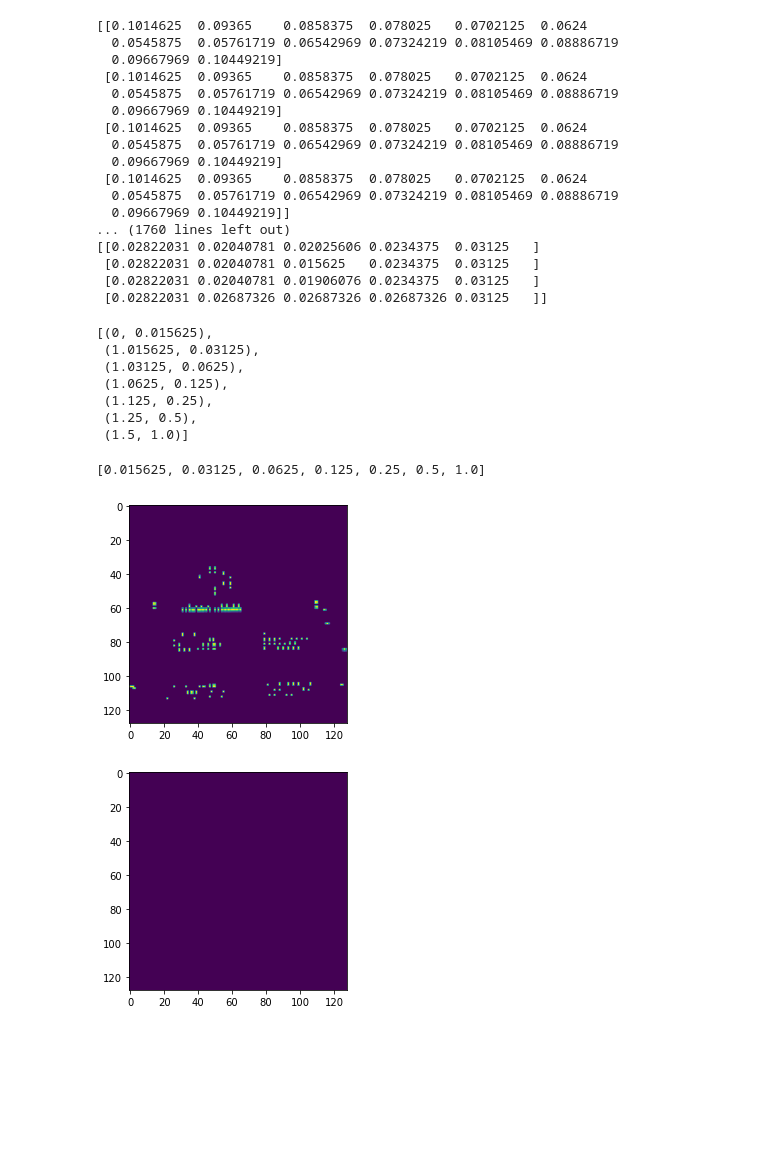
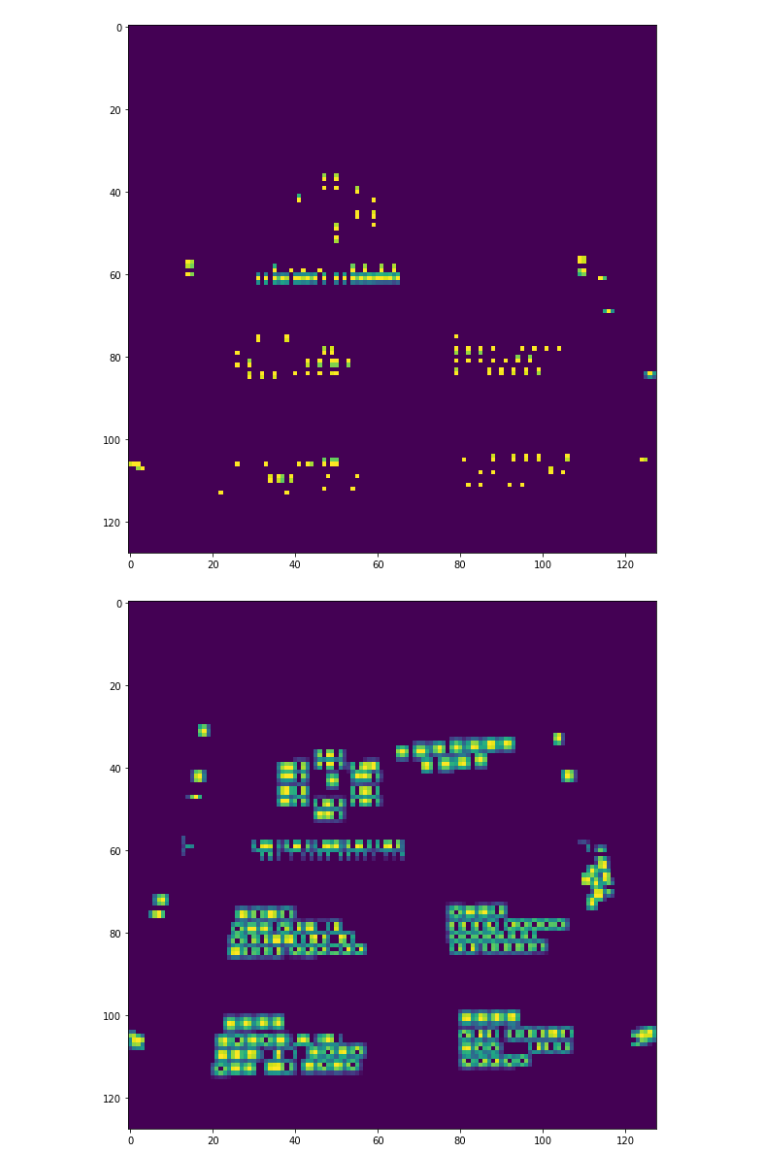
Before and after one commit to you-ming-hu/Sinalboard_OCR, a Jupyter notebook: code/Segment/prototype_code/centerness.ipynb, the cells around one changed output. Saved outputs shown, nothing was run; the diff lists cells and outputs as text; code cells hidden in the pictures; blank space fills up the shorter version.

```diff
--- a/code/Segment/prototype_code/centerness.ipynb
+++ b/code/Segment/prototype_code/centerness.ipynb
@@ -74,8 +74,8 @@ map_size = 128
 determine_range = [16,32,64,128,256,512,1024]
 
 
-determine_range = [d/image_size for d in determine_range]
 determine_range = [(determine_range[i-1]+1,d) if i != 0 else (0,d) for i,d in enumerate(determine_range)]
+determine_range = [(s/image_size,e/image_size) for s,e in determine_range]
 
 ltwh_stack = np.array([b['rectangle']['ltwh'] for b in label['bboxes']])
 ltwh_stack[:,2:] = ltwh_stack[:,2:]-1e-4
@@ -85,7 +85,6 @@ gt_center = [np.zeros((map_size,map_size)) for _ in range(len(determine_range))]
 
 for ltwh in ltwh_stack:
     L, R, T, B, centerness_patch, determine_patch = get_patches_and_loc(ltwh, map_size)
-    print(determine_patch)
     for i,dr in enumerate(determine_range):
         mask = (dr[0]<=determine_patch)&(determine_patch<=dr[1])
         centerness[i][T:B+1,L:R+1] = np.where(
@@ -115,47 +114,11 @@ for ltwh in ltwh_stack:
 # plt.figure(figsize=(20,20))
 # plt.imshow(image)
 # plt.show()
-# %% [output]
-[[0.1014625  0.09365    0.0858375  0.078025   0.0702125  0.0624
-  0.0545875  0.05761719 0.06542969 0.07324219 0.08105469 0.08886719
-  0.09667969 0.10449219]
- [0.1014625  0.09365    0.0858375  0.078025   0.0702125  0.0624
-  0.0545875  0.05761719 0.06542969 0.07324219 0.08105469 0.08886719
-  0.09667969 0.10449219]
- [0.1014625  0.09365    0.0858375  0.078025   0.0702125  0.0624
-  0.0545875  0.05761719 0.06542969 0.07324219 0.08105469 0.08886719
-  0.09667969 0.10449219]
- [0.1014625  0.09365    0.0858375  0.078025   0.0702125  0.0624
-  0.0545875  0.05761719 0.06542969 0.07324219 0.08105469 0.08886719
-  0.09667969 0.10449219]]
-... (1760 lines left out)
-[[0.02822031 0.02040781 0.02025606 0.0234375  0.03125   ]
- [0.02822031 0.02040781 0.015625   0.0234375  0.03125   ]
- [0.02822031 0.02040781 0.01906076 0.0234375  0.03125   ]
- [0.02822031 0.02687326 0.02687326 0.02687326 0.03125   ]]
-# %%
-determine_range
-# %% [output]
-[(0, 0.015625),
- (1.015625, 0.03125),
- (1.03125, 0.0625),
- (1.0625, 0.125),
- (1.125, 0.25),
- (1.25, 0.5),
- (1.5, 1.0)]
-# %%
-determine_range = [16,32,64,128,256,512,1024]
-
-
-determine_range = [d/image_size for d in determine_range]
-# determine_range = [(determine_range[i-1]+1,d) if i != 0 else (0,d) for i,d in enumerate(determine_range)]
-determine_range
-# %% [output]
-[0.015625, 0.03125, 0.0625, 0.125, 0.25, 0.5, 1.0]
 # %%
 for c in centerness:
+    plt.figure(figsize=(10,10))
     plt.imshow(c)
     plt.show()
 # %% [output]
-[figure, old version]
+[figure, new version]
-[figure, old version]
+[figure, new version]
```
Also changed, not shown: parts of 1 cell of this notebook.
